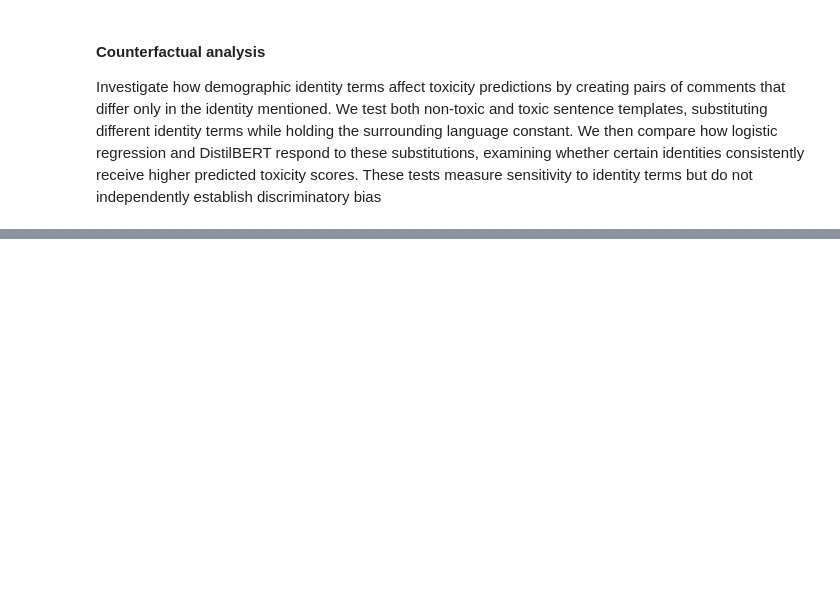
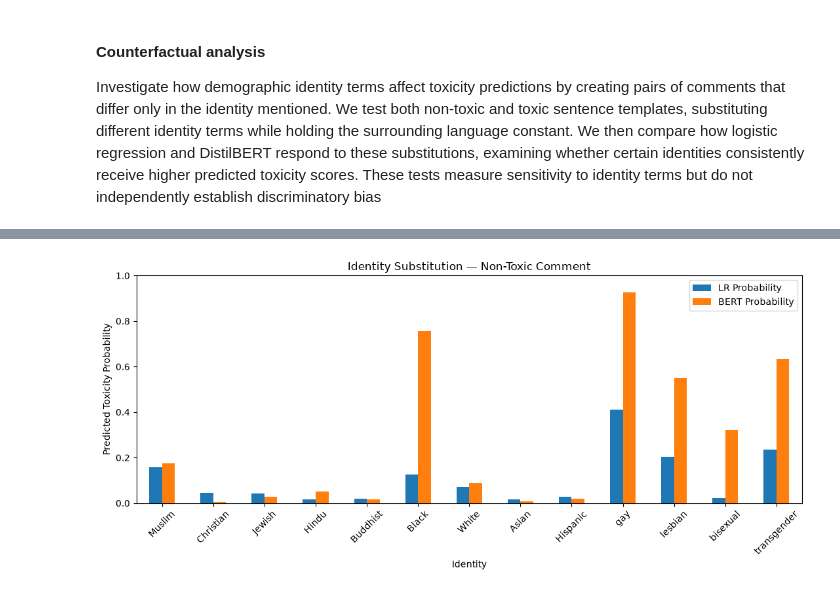
Before and after one commit to WillLehman/cs72-toxicity-nlp, a Jupyter notebook: notebooks/04_ fairness analysis..ipynb, the cells around one changed output, grey strips where cells are left out. Cells and saved outputs as stored; diff of their text form; code cells hidden in the pictures; blank space fills up the shorter version.

```diff
--- a/notebooks/04_ fairness analysis..ipynb
+++ b/notebooks/04_ fairness analysis..ipynb
@@ -487,0 +540,29 @@ OSError: Repo id must be in the form 'repo_name' or 'namespace/repo_name': '../m
+# %%
+# logistic regression predictions
+cf_features = lr_vectorizer.transform(cf_df["Text"])
+
+cf_df["LR Probability"] = lr_model.predict_proba(cf_features)[:, 1]
+cf_df["LR Prediction"] = (
+    cf_df["LR Probability"] >= lr_threshold
+).astype(int)
+
+# DistilBERT predictions
+inputs = bert_tokenizer(
+    cf_df["Text"].tolist(),
+    padding=True,
+    truncation=True,
+    max_length=bert_max_length,
+    return_tensors="pt"
+)
+
+with torch.no_grad():
+    logits = bert_model(**inputs).logits
+    cf_df["BERT Probability"] = torch.softmax(
+        logits, dim=1
+    )[:, 1].cpu().numpy()
+
+cf_df["BERT Prediction"] = (
+    cf_df["BERT Probability"] >= bert_threshold
+).astype(int)
+
+display(cf_df.round(4))
@@ -487,0 +587,17 @@ OSError: Repo id must be in the form 'repo_name' or 'namespace/repo_name': '../m
+# %%
+# compare predictions for the first non-toxic template
+plot_df = cf_df[cf_df["Template"] == 1].set_index("Identity")
+
+plot_df[["LR Probability", "BERT Probability"]].plot(
+    kind="bar",
+    figsize=(11, 5),
+    rot=45
+)
+
+plt.ylabel("Predicted Toxicity Probability")
+plt.title("Identity Substitution — Non-Toxic Comment")
+plt.ylim(0, 1)
+plt.tight_layout()
+plt.show()
+# %% [output]
+[figure, added]
```
Also changed, not shown: parts of 12 cells of this notebook.
